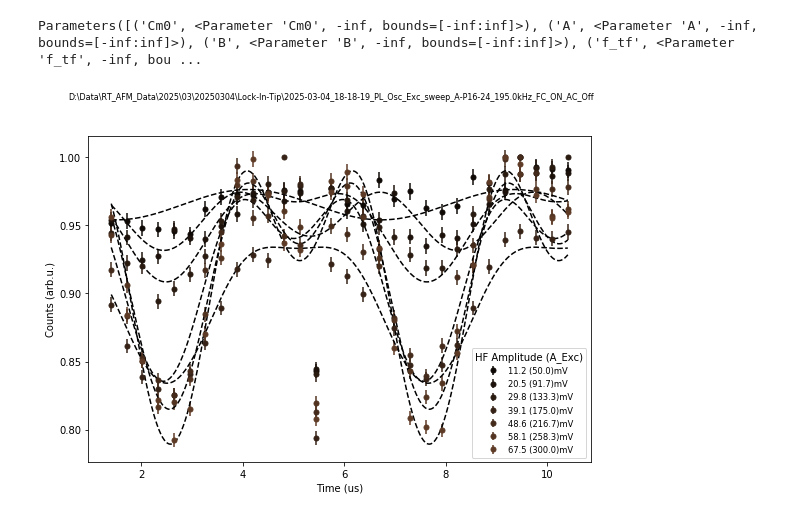
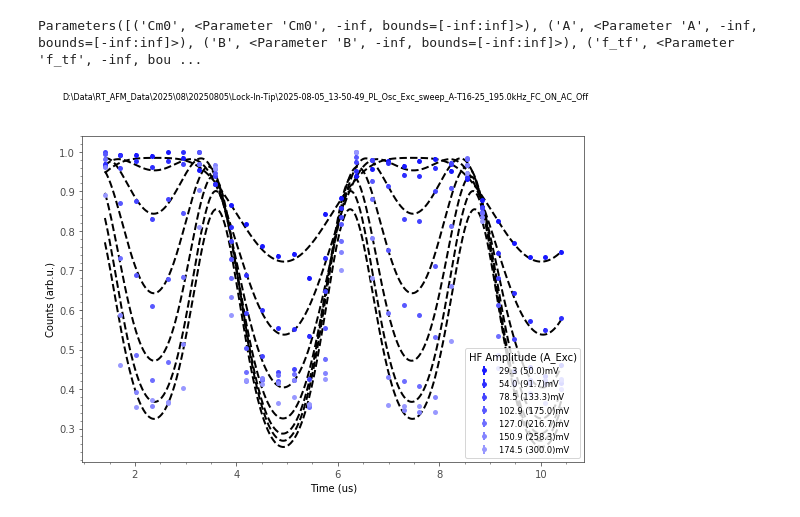
Before and after one commit to sriharijayaram5/qudi, a Jupyter notebook: notebooks/Measurement_Control/Tip Lock-In Measurements/PL Oscillation Tests - Version 2.ipynb, the cells around one changed output. Cells and saved outputs as stored; diff of their text form; code cells hidden in the pictures.

```diff
--- a/notebooks/Measurement_Control/Tip Lock-In Measurements/PL Oscillation Tests - Version 2.ipynb
+++ b/notebooks/Measurement_Control/Tip Lock-In Measurements/PL Oscillation Tests - Version 2.ipynb
@@ -98,10 +98,10 @@ def run_measurement():
 laser_power_voltage = 0.0 #podmrlogic.laser_power_voltage
 
 #Driving information for the first LO (SMBV)
-target_freq_0 = 3.114e9
+target_freq_0 = 3.15034e9
 LO_freq_0 = target_freq_0 + 100e6
 power_0 = 0
-pi_pulse = 64e-9
+pi_pulse = 142e-9
 
 #For same NV rabi SGS is run with power_1 = power_0 - 11dBm
 #Driving information for the second LO (SGS)
@@ -113,10 +113,10 @@ pi_pulse_1 = 72e-9
 switch_MW = False #If True, MW1 is used as the main MW source
 
 #additional information for save tag
-tip_name = 'A-P16-24'
-sample = 'Tommy_Thin_Gold'
-temperature = ''
-b_field = ''
+tip_name = 'A-T16-25'
+sample = 'Tommy2'
+temperature = 'RT'
+b_field = 'mag_-25um_new'
 contact = 'OOC'
 res_freq = 195e3
 extra = f'{res_freq/1e3}kHz_FC_ON_AC_Off'
@@ -185,8 +185,8 @@ with open(filepath+filename+'.pickle', 'wb') as f:
 # %% [markdown]
 Pickle load
 # %%
-root = r"D:\Data\RT_AFM_Data\2025\03\20250304\Lock-In-Tip"
-path = root +"\\"+ "2025-03-04_18-18-19_PL_Osc_Exc_sweep_A-P16-24_195.0kHz_FC_ON_AC_Off"
+root = r"D:\Data\RT_AFM_Data\2025\08\20250805\Lock-In-Tip"
+path = root +"\\"+ "2025-08-05_13-50-49_PL_Osc_Exc_sweep_A-T16-25_195.0kHz_FC_ON_AC_Off"
 with open(path+'.pickle', 'rb') as f:
     data = pickle.load(f)
 # %%
@@ -227,32 +227,32 @@ Parameters([('Cm0', <Parameter 'Cm0', -inf, bounds=[-inf:inf]>), ('A', <Paramete
 # %%
 fig, ax1 = plt.subplots(1,1)
 
-cm = plt.get_cmap('copper')
+cm = plt.get_cmap('bwr')
 cl = cm(list(data.keys()))
 
 for i, key in enumerate(data.keys()):
 #     if i>3:
 #         continue
     t0_sweep = data[key]["t0_sweep"]*1e6
     data_raw = data[key]["data_raw"]
     ret = analyse_sum(data_raw)
     counts = ret/ret.max()
     color = mpl.colors.rgb2hex(cl[i], keep_alpha=True)
 
     result = gmodel.fit(unumpy.nominal_values(counts), t0=t0_sweep, Cm0=1, A=1, B=1, f_tf=195e3*1e-6, beta=1)
 
     ax1.errorbar(x=t0_sweep, y=unumpy.nominal_values(counts),
                              yerr=unumpy.std_devs(counts),color=color,mec=color,
                              label=f'{round(data[key]["HF_Ampl"]*1e3,1)} ({round(key*1e3,1)})mV', fmt='o', markersize=5)
     t0_sweep_dense = np.linspace(t0_sweep[0], t0_sweep[-1], 500)
     temp = gmodel.eval(result.params, t0=t0_sweep_dense)
     ax1.plot(t0_sweep_dense, temp, 'k--')
 
     ax1.set_xlabel('Time (us)')
     ax1.set_ylabel('Counts (arb.u.)')
 plt.legend(title="HF Amplitude (A_Exc)", loc=4, fontsize='small', fancybox=True)
 fig.suptitle(f'{path}', fontsize=8)
 plt.savefig(path+'.png', dpi=900)
 plt.show()
 # %% [output]
-[figure, old version]
+[figure, new version]
```
Also changed, not shown: 18 other files.
